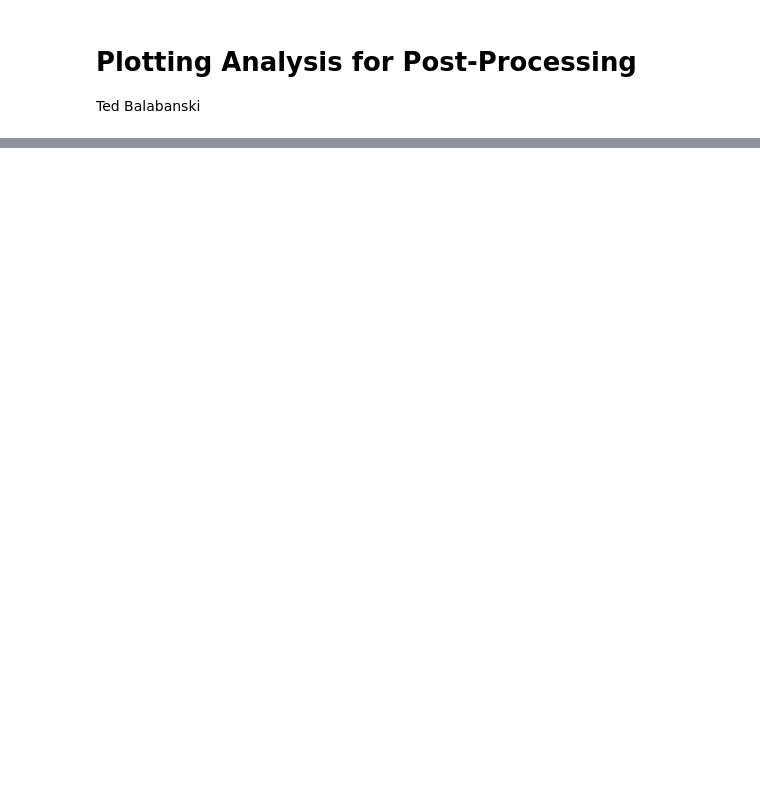
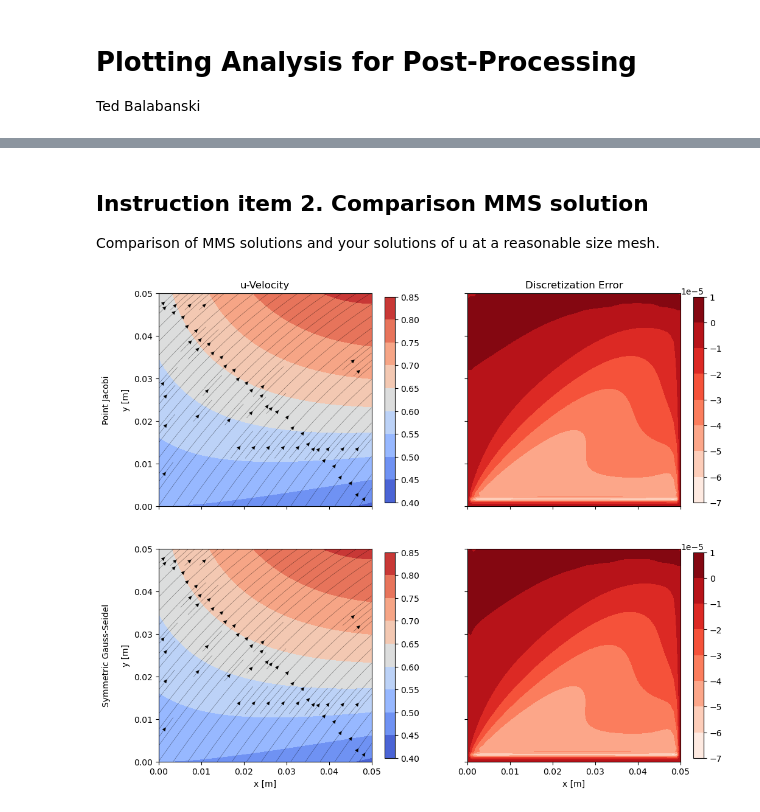
Before and after one commit to tedbal/lid-driven-cavity, a Jupyter notebook: src/plotting.ipynb, the cells around one changed output, grey strips where cells are left out. Drawn from its saved outputs; the diff is of its cells as text; code cells hidden in the pictures; blank space fills up the shorter version.

```diff
--- a/src/plotting.ipynb
+++ b/src/plotting.ipynb
@@ -97,0 +91,55 @@ plt.show()
+# %% [markdown]
+## Instruction item 2. Comparison MMS solution
+
+Comparison of MMS solutions and your solutions of u at a reasonable size mesh.
+# %%
+# set the parameters and get the df of mms dataframe
+CFL, RE, KAPPA, CX = 0.9, 100, 0.1, 0.01
+plt2df = paramdf[(paramdf.imms == 1) & (paramdf.cfl == CFL) &
+    (paramdf.re == RE) & (paramdf.kappa == KAPPA) & (paramdf.cx == CX)]
+n = plt2df.shape[0]
+
+# initialize the plot
+fig, axes = plt.subplots(n, 2, figsize=(n*6, 10), sharex=True, sharey=True)
+axf = axes.flatten()
+
+# iterate through each of the solutions
+for i, file in enumerate(plt2df.file.values):
+    # read in the data
+    res = read_solution(os.path.join(basepath, file, "cavity.dat"))
+    nx, ny = read_soln_size(os.path.join(basepath, file, "cavity.dat"))
+
+    # make a meshgrid of the x and y values
+    x = res.x.values.reshape((nx, ny))[:,0].T
+    y = res.y.values.reshape((nx, ny))[0,:].T
+    x, y = np.meshgrid(x, y, indexing='xy')
+    u = res.u.values.reshape((nx, ny))
+    v = res.v.values.reshape((nx, ny))
+    deu = res.deu.values.reshape((nx, ny))
+
+    # plot the plot
+    ax1, ax2 = axes[i, 0], axes[i, 1]
+    im1 = ax1.contourf(x, y, u, cmap='coolwarm')
+    im2 = ax2.contourf(x, y, deu, cmap='Reds')
+
+    # plot streamlines (if applicable)
+    ax1.streamplot(x, y, u, v, color='k', linewidth=0.2)
+
+    # format the plot
+    simtype = "Symmetric Gauss-Seidel\n\n" if plt2df.iloc[i, 1] == 1 else "Point Jacobi\n\n"
+    ax1.set_ylabel(simtype + "y [m]")
+    ax1.set_aspect(ny/nx)
+    ax2.set_aspect(ny/nx)
+    plt.colorbar(im1, ax=ax1, fraction=0.04)
+    plt.colorbar(im2, ax=ax2, fraction=0.04)
+
+# format the axes
+axes[0, 0].set_title("u-Velocity")
+axes[0, 1].set_title("Discretization Error")
+axes[1, 0].set_xlabel("x [m]")
+axes[1, 1].set_xlabel("x [m]")
+
+plt.savefig("../figs/mms-solution-validation.png", dpi=600, bbox_inches='tight')
+plt.show()
+# %% [output]
+[figure, added]
```
Also changed, not shown: parts of 16 cells of this notebook, 2 other files.
